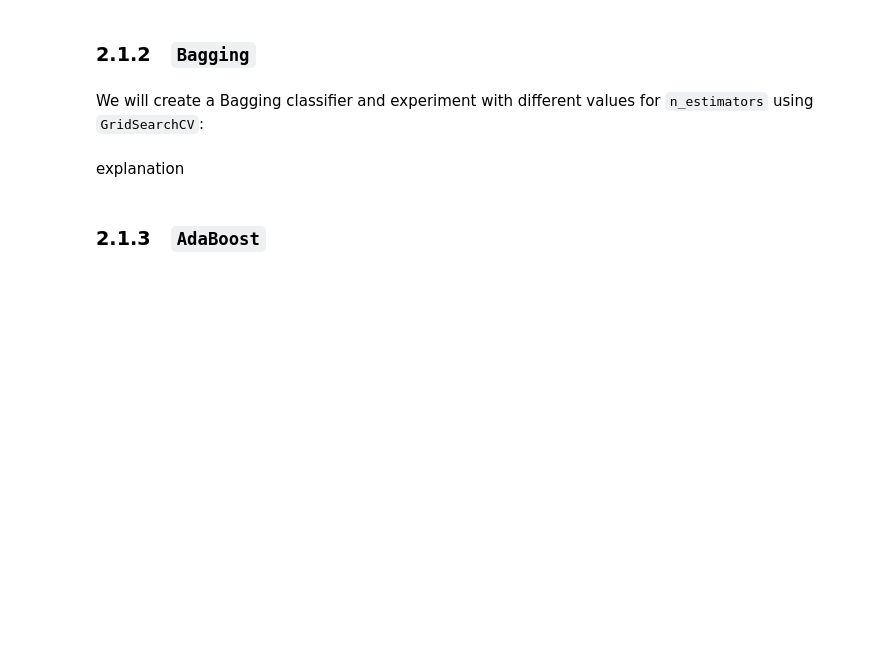
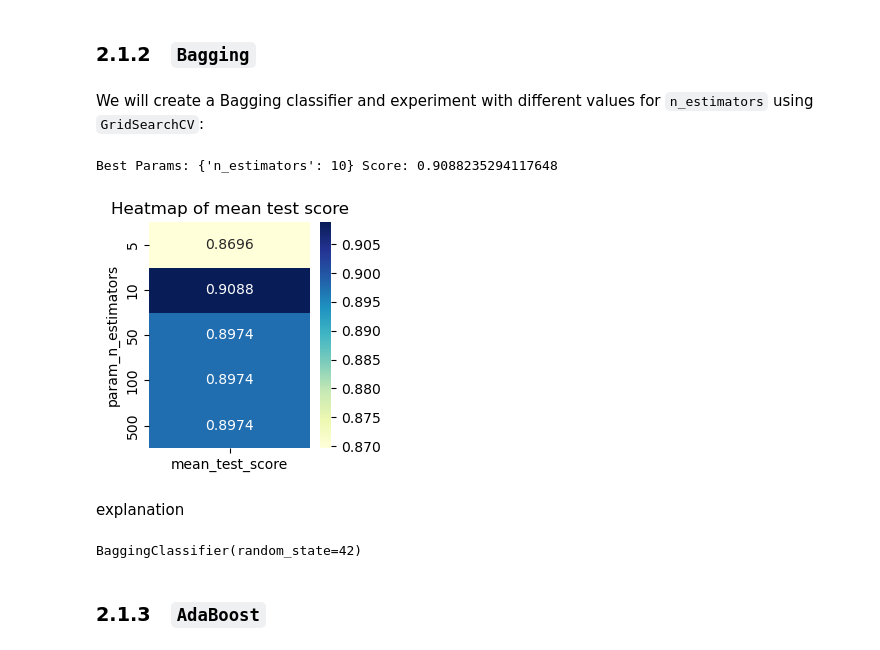
Before and after one commit to sokosaa/Machine-Learning-in-Mechanical-Engineering, a Jupyter notebook: HW2/C/HW2C.ipynb, the cells around one changed output. Cells and saved outputs as stored; diff of their text form; code cells hidden in the pictures; blank space fills up the shorter version.

```diff
--- a/HW2/C/HW2C.ipynb
+++ b/HW2/C/HW2C.ipynb
@@ -171,2 +171,36 @@ We will create a Bagging classifier and experiment with different values for `n_
+# %%
+from sklearn.ensemble import BaggingClassifier
+
+# set parameters
+n_estimators = [5, 10, 50, 100, 500]
+bag_params = dict(n_estimators=n_estimators)
+
+# create classifier
+bag = BaggingClassifier(random_state=42)
+
+# create grid
+bag_grid = GridSearchCV(bag, bag_params, cv=10, scoring='accuracy')
+
+# fit grid
+bag_grid.fit(X_train, y_train)
+
+# print basic results
+print(f'Best Params: {bag_grid.best_params_} Score: {bag_grid.best_score_}')
+
+# create dataframe from cv_results_
+bag_results = pd.DataFrame(bag_grid.cv_results_)
+
+# pivot as prep for heatmap
+bag_pivot = bag_results.pivot_table(index='param_n_estimators', values='mean_test_score')
+
+# heatmap to visualize results
+fig2, ax2 = plt.subplots(figsize=(3, 3))
+sns.heatmap(bag_pivot, annot=True, cmap='YlGnBu', fmt='.4f', ax=ax2)
+ax2.set_title('Heatmap of mean test score')
+plt.tight_layout()
+plt.show()
+# %% [output]
+Best Params: {'n_estimators': 10} Score: 0.9088235294117648
+[figure, added]
 # %% [markdown]
 explanation
@@ -175,3 +207,8 @@ explanation
+# %%
+bag = BaggingClassifier(n_estimators=10, random_state=42)
+bag.fit(X_train, y_train)
+# %% [output]
+BaggingClassifier(random_state=42)
 # %% [markdown]
 ### 2.1.3 &nbsp; `AdaBoost`
 # %% [markdown]
```
Also changed, not shown: parts of 17 cells of this notebook.
